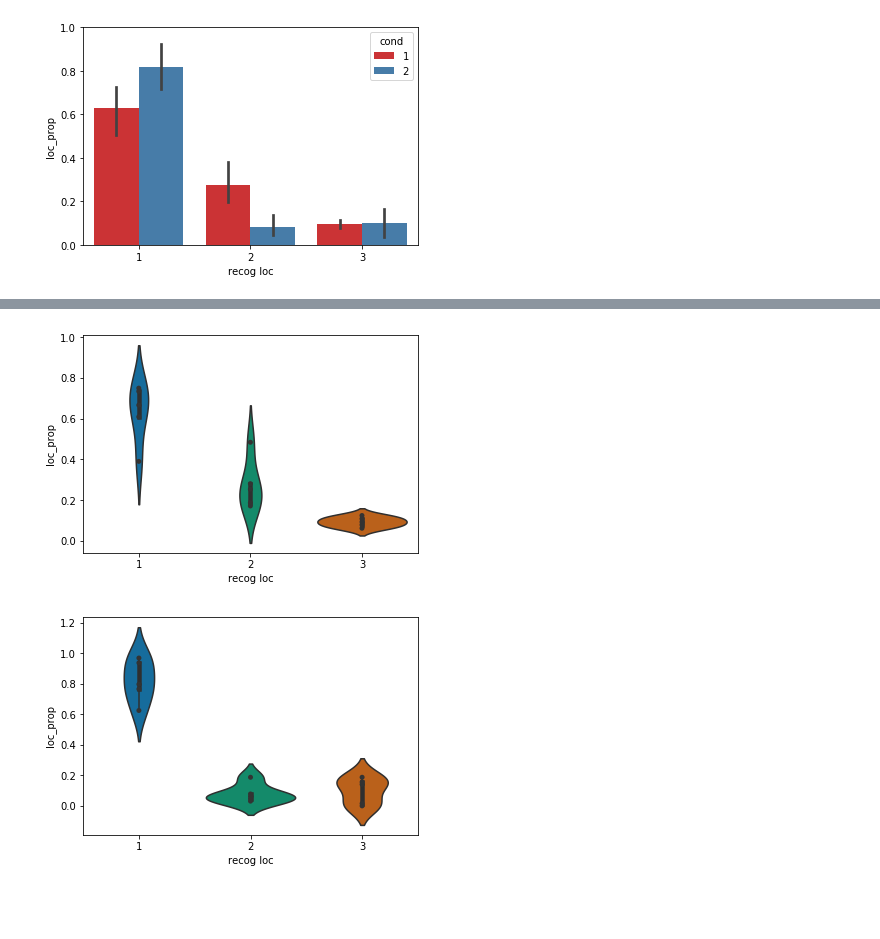
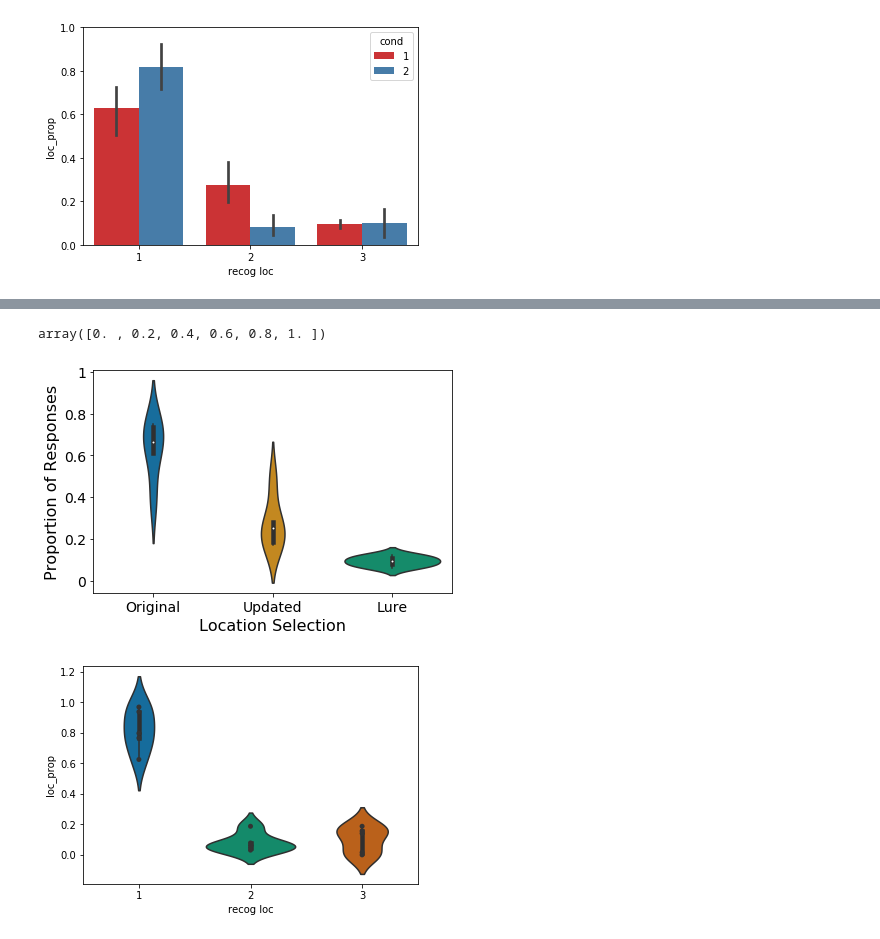
Before and after one commit to donnajobridge/location-space, a Jupyter notebook: eyebehave_visuals.ipynb, the cells around one changed output, grey strips where cells are left out. Drawn from its saved outputs; the diff is of its cells as text; code cells hidden in the pictures; blank space fills up the shorter version.

Commit message:
updated stats

```diff
--- a/eyebehave_visuals.ipynb
+++ b/eyebehave_visuals.ipynb
@@ -117,0 +126,12 @@ sub_fix_tidy=pd.DataFrame(sub_fix_list)
+# %%
+locs = ['loc1', 'loc2']
+accs = ['Correct', 'Incorrect']
+measures = ['fixnum', 'fixdur', 'prop']
+fix_diff = pd.DataFrame()
+for loc in locs:
+    for acc in accs:
+        for measure in measures:
+            fix_diff[f'{loc}_{acc}_diff_{measure}'] = (fix_df[f'mm_{loc}_{acc}_{measure}']-
+                                                       fix_df[f'mm_loc3_{acc}_{measure}'])
+            fix_diff['sub'] = fix_df['sub']
+fix_diff
@@ -117,0 +145,6 @@ sub_fix_tidy=pd.DataFrame(sub_fix_list)
+# %%
+locs = ['loc1', 'loc2']
+for loc in locs:
+    for measure in measures:
+        x= stats.ttest_rel(fix_diff[f'{loc}_Correct_diff_{measure}'], fix_diff[f'{loc}_Incorrect_diff_{measure}'])
+        print(measure, loc, x)
@@ -167,0 +290,2 @@ loc1.describe()
+# %%
+recog_prop_df.rename(columns={'recog loc':'recog_loc'}, inplace=True)
@@ -177,3 +342,6 @@ plt.ylim([0,1])
 # %% [output]
 (0, 1)
 [figure]
+# %%
+recog_prop_df.rename(columns={'recog loc':'recog_loc'}, inplace=True)
+recog_prop_df['loc_prop_expit']=scipy.special.expit(recog_prop_df['loc_prop'])
@@ -180,9 +361,24 @@ plt.ylim([0,1])
+# %%
+yticks = np.arange(0,1.2,.2)
+yticks
+# %% [output]
+array([0. , 0.2, 0.4, 0.6, 0.8, 1. ])
 # %%
-ax = sns.violinplot(x="recog loc", y="loc_prop", data=recog_prop_df[recog_prop_df['cond']==1], palette="colorblind")
-ax = sns.stripplot(x="recog loc", y="loc_prop", data=recog_prop_df[recog_prop_df['cond']==1], color='.2')
-plt.savefig('figs/recog_behave_viostrip_mismatch.eps', format='eps', dpi=1000)
+fig,ax = plt.subplots()
+yticks = list(range(0,1))
+sns.violinplot(x="recog_loc", y="loc_prop", data=recog_prop_df[recog_prop_df['cond']==1], palette="colorblind", ax=ax)
+ax.set_xticklabels(['Original', 'Updated', 'Lure'], fontsize=14)
+ax.set_xlabel('Location Selection', fontsize=16)
+
+ax.set_yticklabels([0,0,.2,.4,.6,.8,1],fontsize=14)
+
+ax.set_ylabel('Proportion of Responses', fontsize=16)
+plt.tight_layout()
+plt.savefig('figs/recog_behave_viostrip_mismatch.png')
+# ax = sns.stripplot(x="recog_loc", y="loc_prop", data=recog_prop_df[recog_prop_df['cond']==1], color='.2')
+# plt.savefig('figs/recog_behave_viostrip_mismatch.eps', format='eps', dpi=1000)
 # %% [output]
-[figure, old version]
+[figure, new version]
 # %%
 ax = sns.violinplot(x="recog loc", y="loc_prop", data=recog_prop_df[recog_prop_df['cond']==2], palette="colorblind")
 ax = sns.stripplot(x="recog loc", y="loc_prop", data=recog_prop_df[recog_prop_df['cond']==2], color='.2')
```
Also changed, not shown: parts of 43 cells of this notebook, 38 other files.
